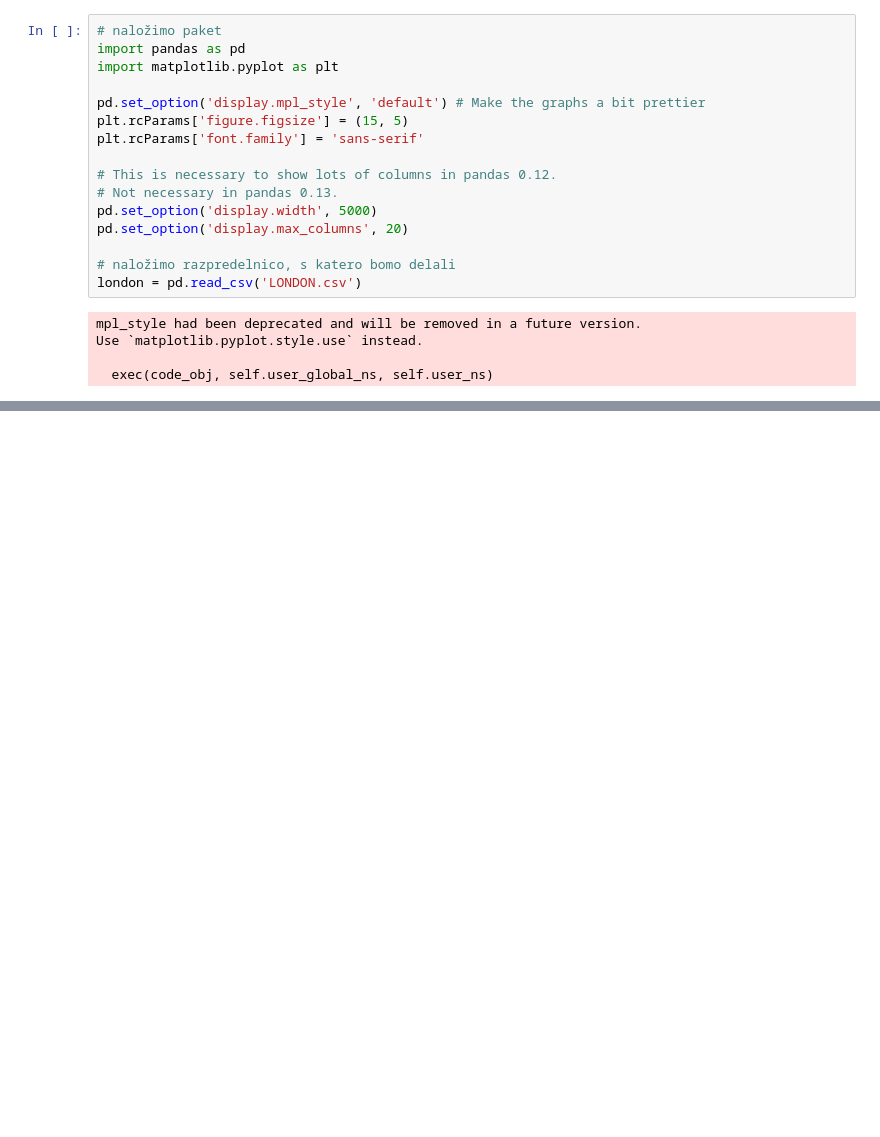
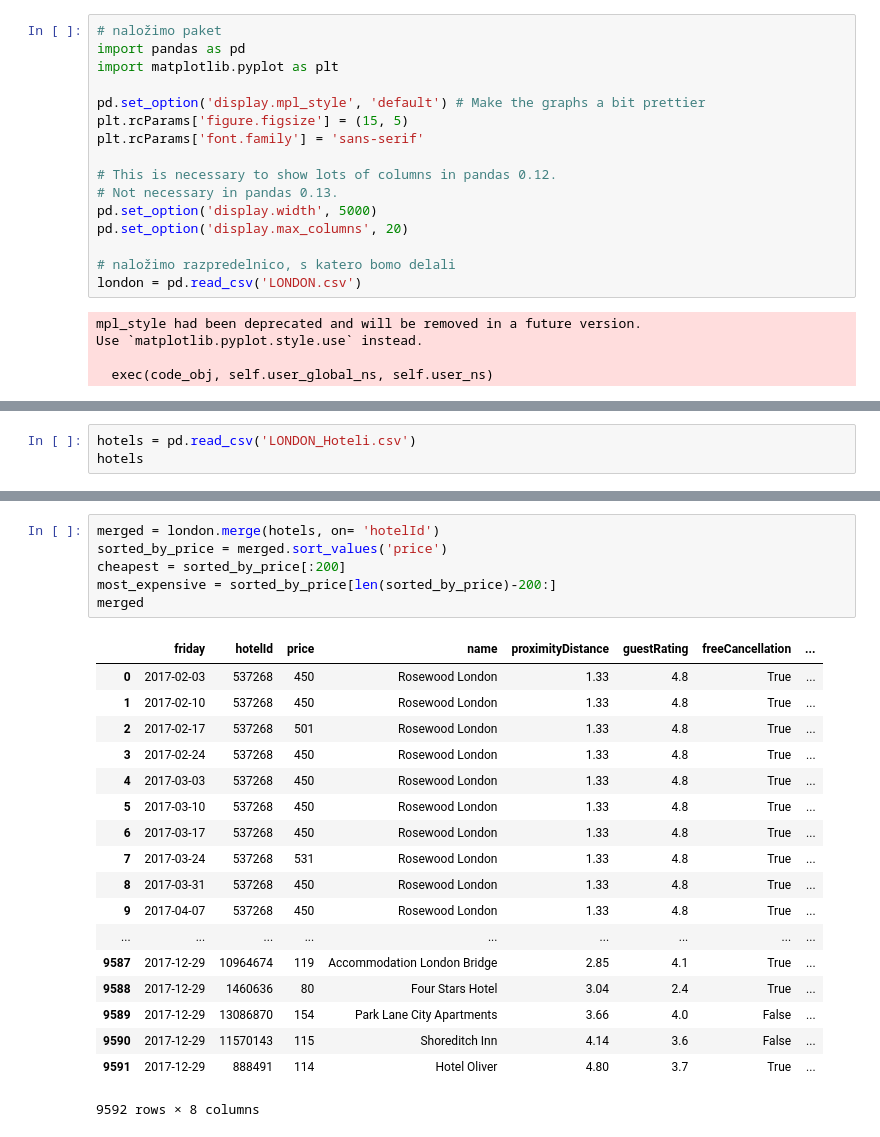
Before and after one commit to KorosecN13/Potovanje, a Jupyter notebook: analysis_London.ipynb, the cells around one changed output, grey strips where cells are left out. Saved outputs shown, nothing was run; the diff lists cells and outputs as text; blank space fills up the shorter version.

```diff
--- a/analysis_London.ipynb
+++ b/analysis_London.ipynb
@@ -113,0 +88,3 @@ hoteli
+# %%
+hotels = pd.read_csv('LONDON_Hoteli.csv')
+hotels
@@ -126,0 +173,25 @@ london.sort("price")
+# %%
+merged = london.merge(hotels, on= 'hotelId')
+sorted_by_price = merged.sort_values('price')
+cheapest = sorted_by_price[:200]
+most_expensive = sorted_by_price[len(sorted_by_price)-200:]
+merged
+# %% [output]
+|  | friday | hotelId | price | name | proximityDistance | guestRating | freeCancellation | ... |
+| 0 | 2017-02-03 | 537268 | 450 | Rosewood London | 1.33 | 4.8 | True | ... |
+| 1 | 2017-02-10 | 537268 | 450 | Rosewood London | 1.33 | 4.8 | True | ... |
+| 2 | 2017-02-17 | 537268 | 501 | Rosewood London | 1.33 | 4.8 | True | ... |
+| 3 | 2017-02-24 | 537268 | 450 | Rosewood London | 1.33 | 4.8 | True | ... |
+| 4 | 2017-03-03 | 537268 | 450 | Rosewood London | 1.33 | 4.8 | True | ... |
+| 5 | 2017-03-10 | 537268 | 450 | Rosewood London | 1.33 | 4.8 | True | ... |
+| 6 | 2017-03-17 | 537268 | 450 | Rosewood London | 1.33 | 4.8 | True | ... |
+| 7 | 2017-03-24 | 537268 | 531 | Rosewood London | 1.33 | 4.8 | True | ... |
+| 8 | 2017-03-31 | 537268 | 450 | Rosewood London | 1.33 | 4.8 | True | ... |
+| 9 | 2017-04-07 | 537268 | 450 | Rosewood London | 1.33 | 4.8 | True | ... |
+| ... | ... | ... | ... | ... | ... | ... | ... | ... |
+| 9587 | 2017-12-29 | 10964674 | 119 | Accommodation London Bridge | 2.85 | 4.1 | True | ... |
+| 9588 | 2017-12-29 | 1460636 | 80 | Four Stars Hotel | 3.04 | 2.4 | True | ... |
+| 9589 | 2017-12-29 | 13086870 | 154 | Park Lane City Apartments | 3.66 | 4.0 | False | ... |
+| 9590 | 2017-12-29 | 11570143 | 115 | Shoreditch Inn | 4.14 | 3.6 | False | ... |
+| 9591 | 2017-12-29 | 888491 | 114 | Hotel Oliver | 4.80 | 3.7 | True | ... |
+9592 rows × 8 columns
```
Also changed, not shown: parts of 17 cells of this notebook.
